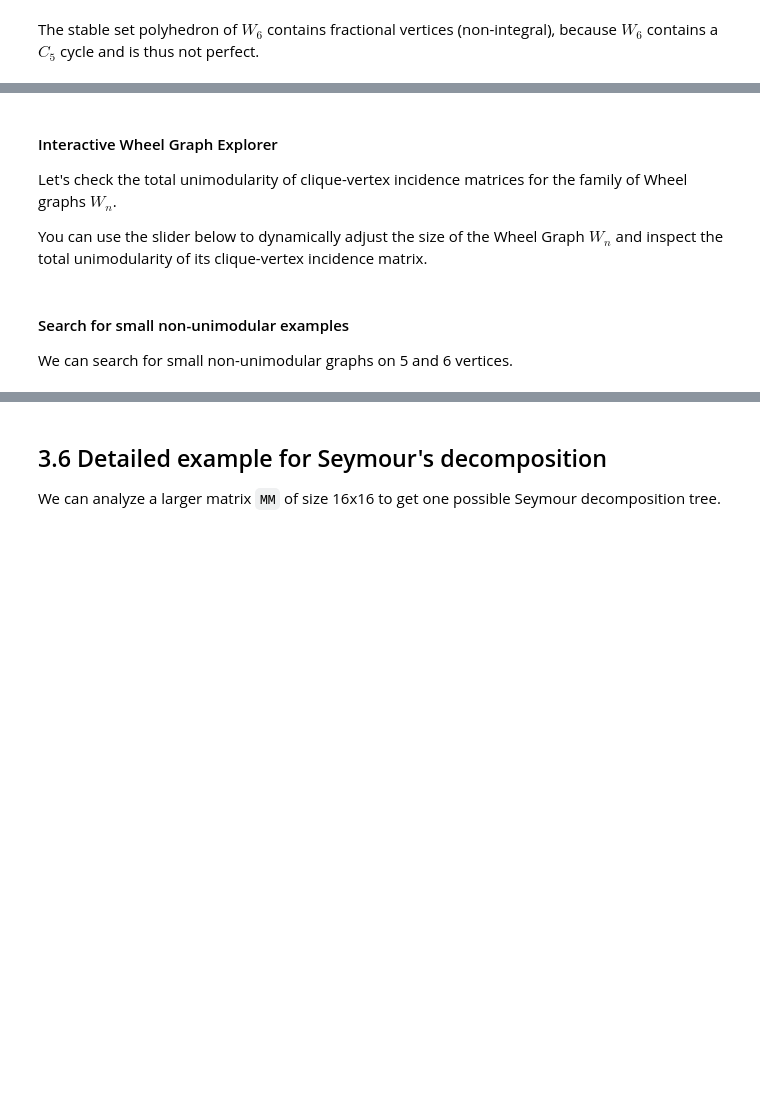
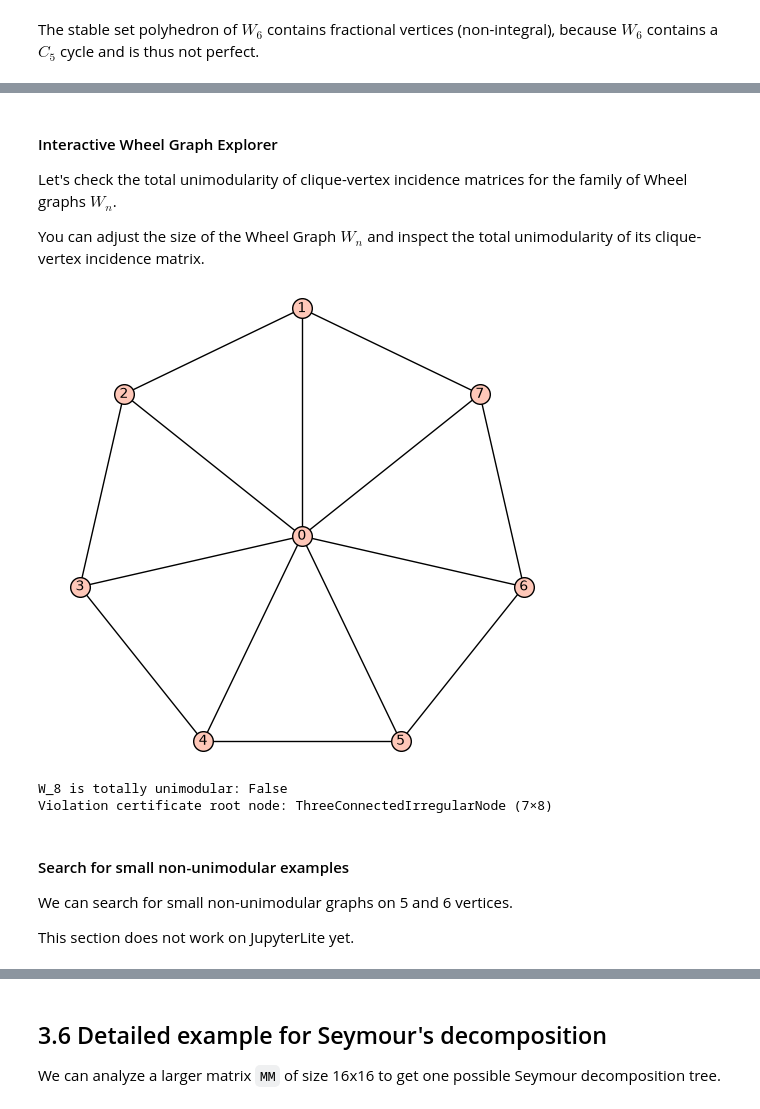
Before and after one commit to passagemath/passagemath-jupyterlite-demo, a Jupyter notebook: content/passagemath-cmr.ipynb, the cells around one changed output, grey strips where cells are left out. Saved outputs shown, nothing was run; the diff lists cells and outputs as text; code cells hidden in the pictures; blank space fills up the shorter version.

Commit message:
content/passagemath-cmr.ipynb: Adjustments for JupyterLite

```diff
--- a/content/passagemath-cmr.ipynb
+++ b/content/passagemath-cmr.ipynb
@@ -281,21 +536,27 @@ W6_clique_vertex_incidence_matrix.is_totally_unimodular()
 
 Let's check the total unimodularity of clique-vertex incidence matrices for the family of Wheel graphs $W_n$.
 
-You can use the slider below to dynamically adjust the size of the Wheel Graph $W_n$ and inspect the total unimodularity of its clique-vertex incidence matrix.
+You can adjust the size of the Wheel Graph $W_n$ and inspect the total unimodularity of its clique-vertex incidence matrix.
 # %%
-n_slider = mo.ui.slider(start=3, stop=20, step=1, value=6, label="Wheel Graph size (n)")
-n_slider
+n = 8
 # %%
-W_interactive = graphs.WheelGraph(n_slider.value)
+W_interactive = graphs.WheelGraph(n)
 W_interactive_tu, W_interactive_cert = clique_vertex_incidence_matrix(W_interactive).is_totally_unimodular(certificate=True)
 W_interactive.plot()
+# %% [output]
+[figure, added]
 # %%
-print(f"W_{n_slider.value} is totally unimodular: {W_interactive_tu}")
+print(f"W_{n} is totally unimodular: {W_interactive_tu}")
 if not W_interactive_tu:
     print("Violation certificate root node:", W_interactive_cert[0])
+# %% [output]
+W_8 is totally unimodular: False
+Violation certificate root node: ThreeConnectedIrregularNode (7×8)
 # %% [markdown]
 #### Search for small non-unimodular examples
 We can search for small non-unimodular graphs on 5 and 6 vertices.
+
+This section does not work on JupyterLite yet.
 # %%
 not_unimodular_on_5 = [G for G in graphs(5)
                        if not clique_vertex_incidence_matrix(G).is_totally_unimodular()]
```
Also changed, not shown: parts of 74 cells of this notebook.
